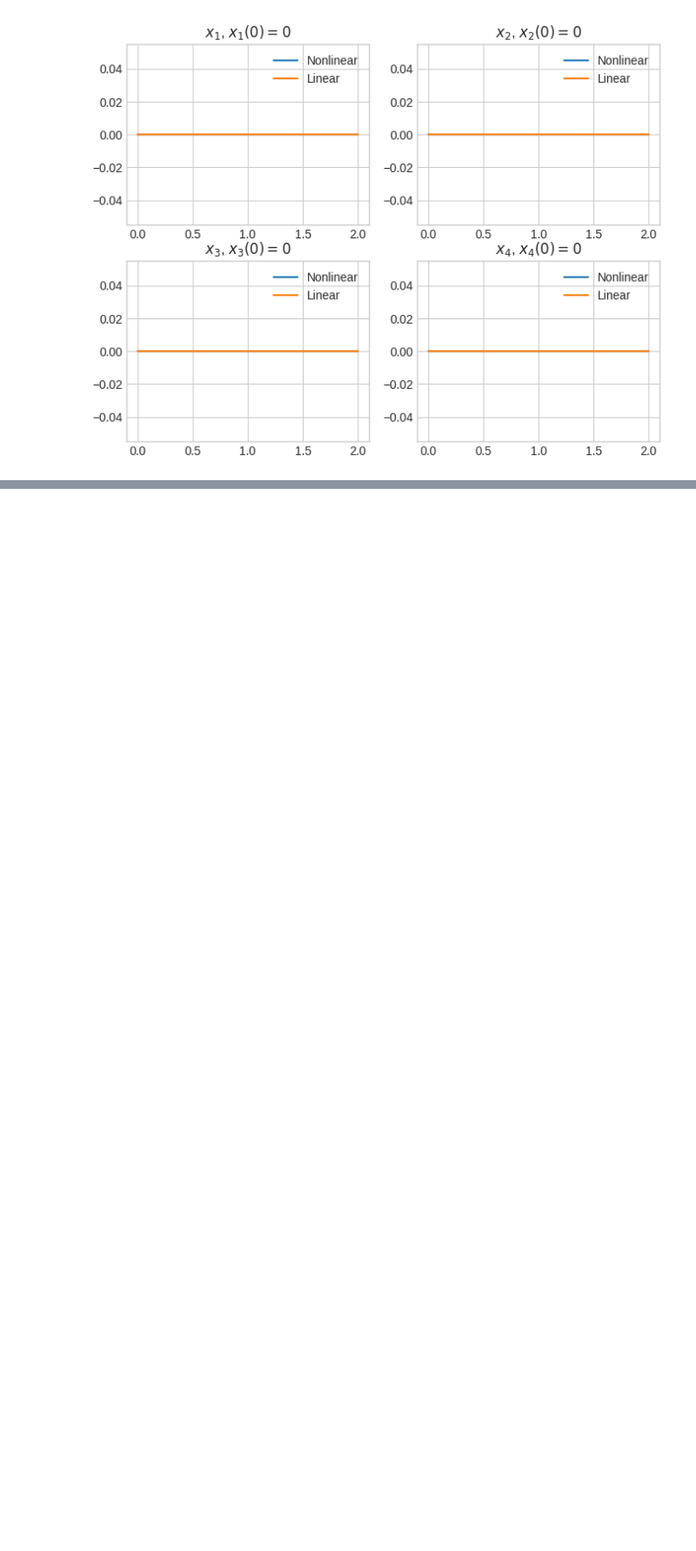
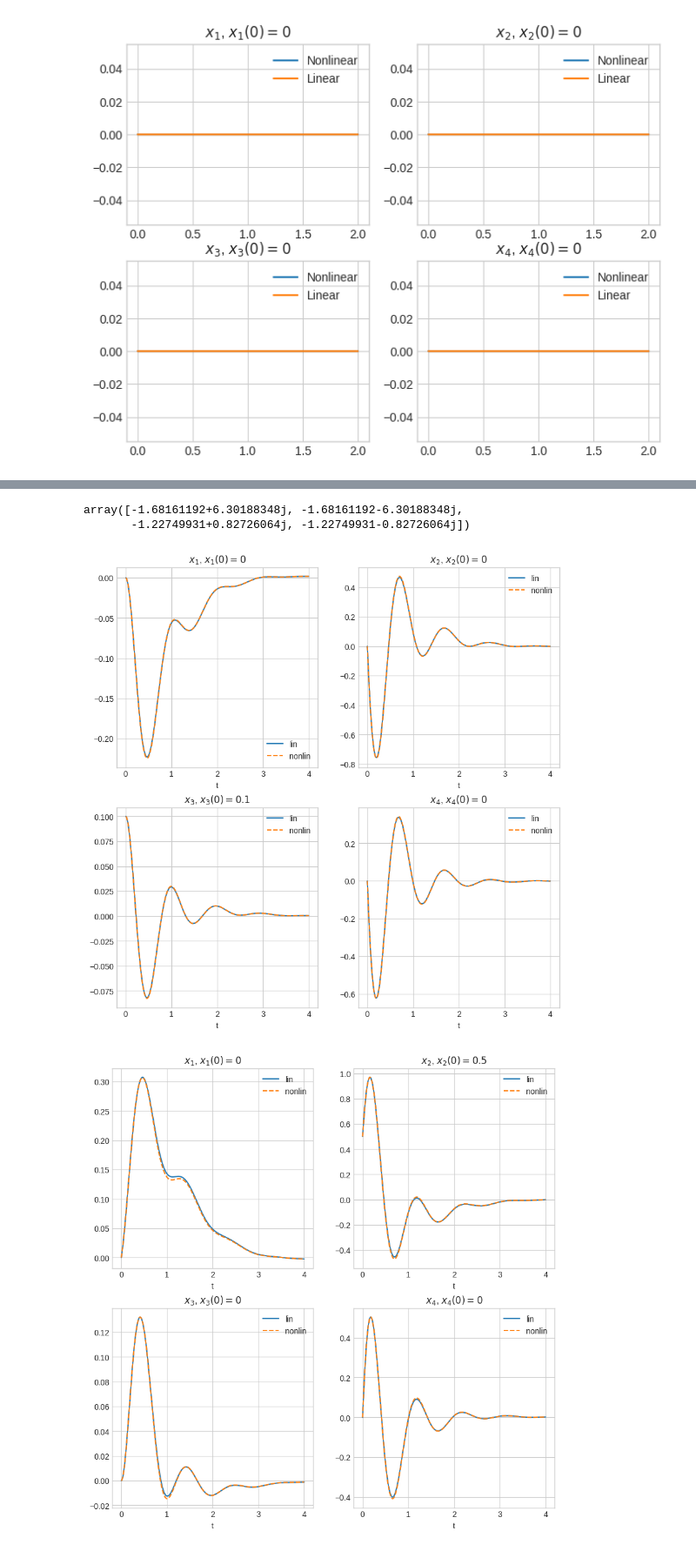
Before and after one commit to diuzhevVlad/control-theory-itmo-2023-2024, a Jupyter notebook: Course project/Course.ipynb, the cells around one changed output, grey strips where cells are left out. Shown at 87% size. Cells and saved outputs as stored; diff of their text form; code cells hidden in the pictures; blank space fills up the shorter version.

```diff
--- a/Course project/Course.ipynb
+++ b/Course project/Course.ipynb
@@ -262,0 +288,5 @@ for i in range(4):
+# %%
+SAVE_PATH = 'latex/graphics'
+
+def get_t(end_t = 10, dt=0.001, start_t = 0):
+    return np.linspace(start_t, end_t, int(end_t / dt))
@@ -262,0 +341,5 @@ for i in range(4):
+# %%
+alpha = 1
+# %%
+K = task4_get_K_LMI(A, B, alpha)
+K
@@ -262,0 +348,5 @@ for i in range(4):
+# %%
+np.linalg.eigvals(A + B@K)
+# %% [output]
+array([-1.68161192+6.30188348j, -1.68161192-6.30188348j,
+       -1.22749931+0.82726064j, -1.22749931-0.82726064j])
@@ -262,0 +370,32 @@ for i in range(4):
+# %%
+def task4_1_non_linear_compare_mod_control(ss_lin, ss_non_lin, x0, ts):
+    resp = ctrl.initial_response(ss_lin, T=ts, X0=x0)
+    fig, ax = plt.subplots(2, 2, figsize=(10, 10))
+
+    resp_non_lin = ctrl.input_output_response(ss_non_lin, T=ts, X0=x0, U=np.zeros((2, len(ts))))
+    for i in range(4):
+        ax[i//2, i%2].set_title(f"$x_{i+1}$, $x_{i+1}(0) = {x0[i]}$")
+        ax[i//2, i%2].plot(ts, resp.states[i], label='lin')
+        ax[i//2, i%2].plot(ts, resp_non_lin.states[i], "--", label='nonlin')
+
+        ax[i//2, i%2].set_xlabel('t')
+        ax[i//2, i%2].grid(True)
+        ax[i//2, i%2].legend()
+
+        plt.savefig(f'{SAVE_PATH}/task4_1_{"_".join([str(x) for x in x0])}.jpg')
+# %%
+x0s = [
+    [0, 0, 0.1, 0], [0, 0.5, 0, 0], [0, 0, 0, 0.3],
+    [0, 0, 1, 0], [0, 1, 0, 0], [0, 0, 0, 1]
+]
+ts = get_t(4)
+ss_mod = ctrl.ss(A + B @ K, np.zeros_like(A), np.zeros_like(A), np.zeros_like(A))
+for i, x0 in enumerate(x0s):
+    if i == 3:
+        ts = get_t(0.5)
+    else:
+        ts = get_t(4)
+    task4_1_non_linear_compare_mod_control(ss_mod, ss_non_lin_4_1, x0, ts)
+# %% [output]
+[figure, added]
+[figure, added]
```
Also changed, not shown: parts of 31 cells of this notebook, 25 other files.
